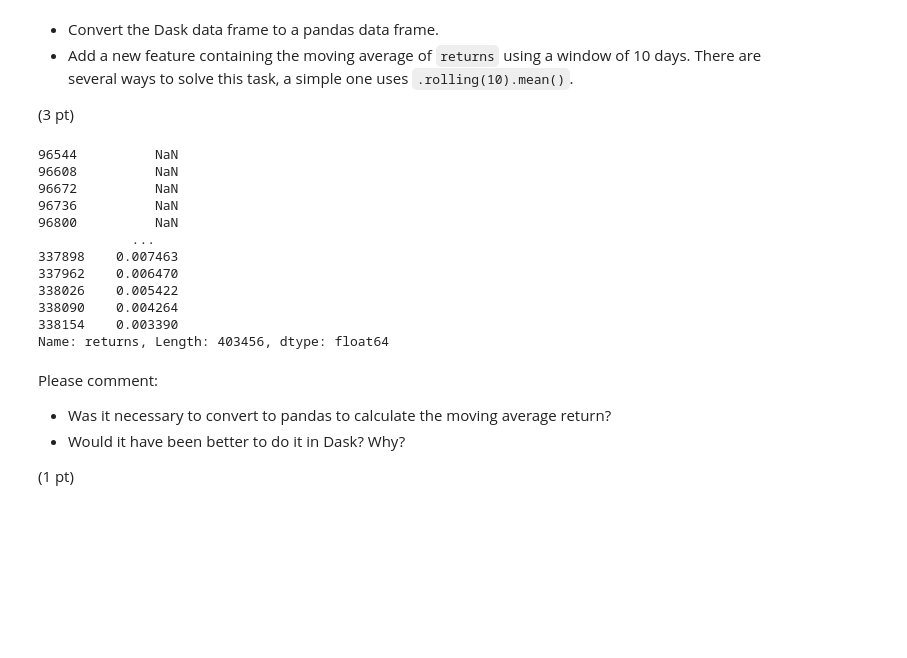
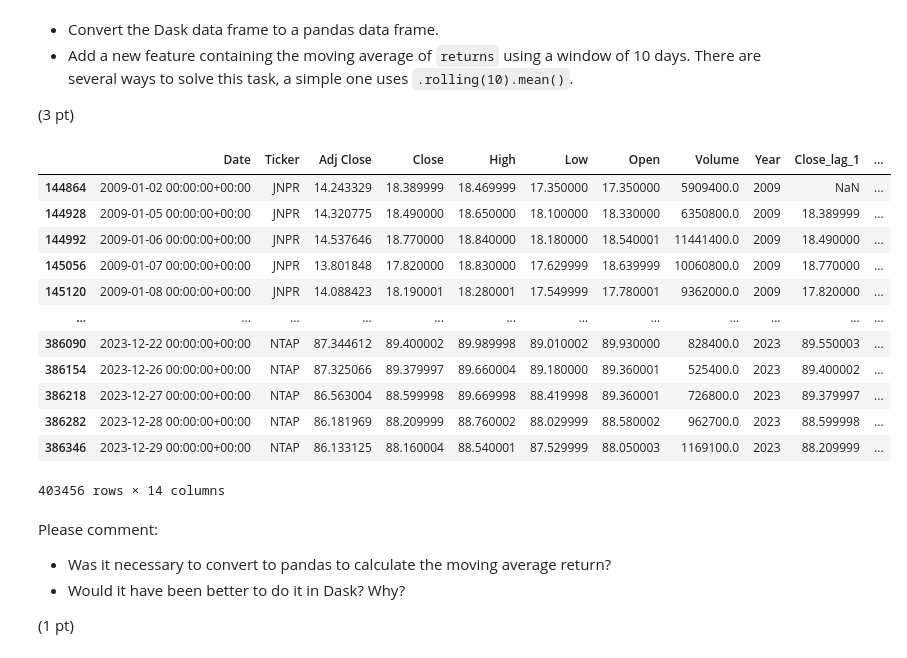
Before and after one commit to ranvikhalar/production, a Jupyter notebook: 02_activities/assignments/assignment_1.ipynb, the cells around one changed output. Saved outputs shown, nothing was run; the diff lists cells and outputs as text; code cells hidden in the pictures; blank space fills up the shorter version.

```diff
--- a/02_activities/assignments/assignment_1.ipynb
+++ b/02_activities/assignments/assignment_1.ipynb
@@ -99,20 +102,23 @@ dd_feat = df_lags.groupby('Ticker', group_keys=False).apply(
 (3 pt)
 # %%
 # Converting Dask data frame to a pandas data frame. Further calculating moving average using a window of 10 days. First nine values will be NaN as there are not 10 values for the mean.
-dd_feat['returns'].compute().rolling(10).mean()
+dd_feat = dd_feat.compute()
+dd_feat['rolling_mean'] = dd_feat['returns'].rolling(10).mean()
+dd_feat
 # %% [output]
+|  | Date | Ticker | Adj Close | Close | High | Low | Open | Volume | Year | Close_lag_1 | ... |
+| 144864 | 2009-01-02 00:00:00+00:00 | JNPR | 14.243329 | 18.389999 | 18.469999 | 17.350000 | 17.350000 | 5909400.0 | 2009 | NaN | ... |
+| 144928 | 2009-01-05 00:00:00+00:00 | JNPR | 14.320775 | 18.490000 | 18.650000 | 18.100000 | 18.330000 | 6350800.0 | 2009 | 18.389999 | ... |
+| 144992 | 2009-01-06 00:00:00+00:00 | JNPR | 14.537646 | 18.770000 | 18.840000 | 18.180000 | 18.540001 | 11441400.0 | 2009 | 18.490000 | ... |
+| 145056 | 2009-01-07 00:00:00+00:00 | JNPR | 13.801848 | 17.820000 | 18.830000 | 17.629999 | 18.639999 | 10060800.0 | 2009 | 18.770000 | ... |
+| 145120 | 2009-01-08 00:00:00+00:00 | JNPR | 14.088423 | 18.190001 | 18.280001 | 17.549999 | 17.780001 | 9362000.0 | 2009 | 17.820000 | ... |
+| ... | ... | ... | ... | ... | ... | ... | ... | ... | ... | ... | ... |
+| 386090 | 2023-12-22 00:00:00+00:00 | NTAP | 87.344612 | 89.400002 | 89.989998 | 89.010002 | 89.930000 | 828400.0 | 2023 | 89.550003 | ... |
+| 386154 | 2023-12-26 00:00:00+00:00 | NTAP | 87.325066 | 89.379997 | 89.660004 | 89.180000 | 89.360001 | 525400.0 | 2023 | 89.400002 | ... |
+| 386218 | 2023-12-27 00:00:00+00:00 | NTAP | 86.563004 | 88.599998 | 89.669998 | 88.419998 | 89.360001 | 726800.0 | 2023 | 89.379997 | ... |
+| 386282 | 2023-12-28 00:00:00+00:00 | NTAP | 86.181969 | 88.209999 | 88.760002 | 88.029999 | 88.580002 | 962700.0 | 2023 | 88.599998 | ... |
+| 386346 | 2023-12-29 00:00:00+00:00 | NTAP | 86.133125 | 88.160004 | 88.540001 | 87.529999 | 88.050003 | 1169100.0 | 2023 | 88.209999 | ... |
-96544          NaN
-96608          NaN
-96672          NaN
-96736          NaN
-96800          NaN
-            ...
-337898    0.007463
-337962    0.006470
-338026    0.005422
-338090    0.004264
-338154    0.003390
-Name: returns, Length: 403456, dtype: float64
+403456 rows × 14 columns
 # %% [markdown]
 Please comment:
 
```
Also changed, not shown: parts of 1 cell of this notebook.
